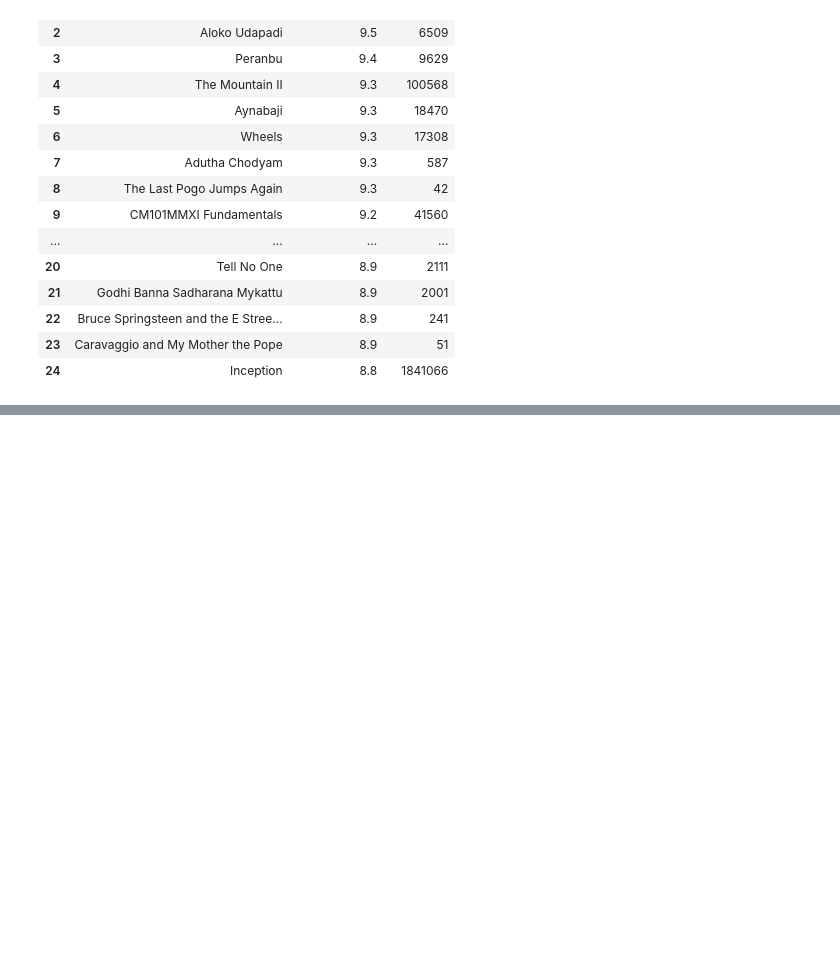
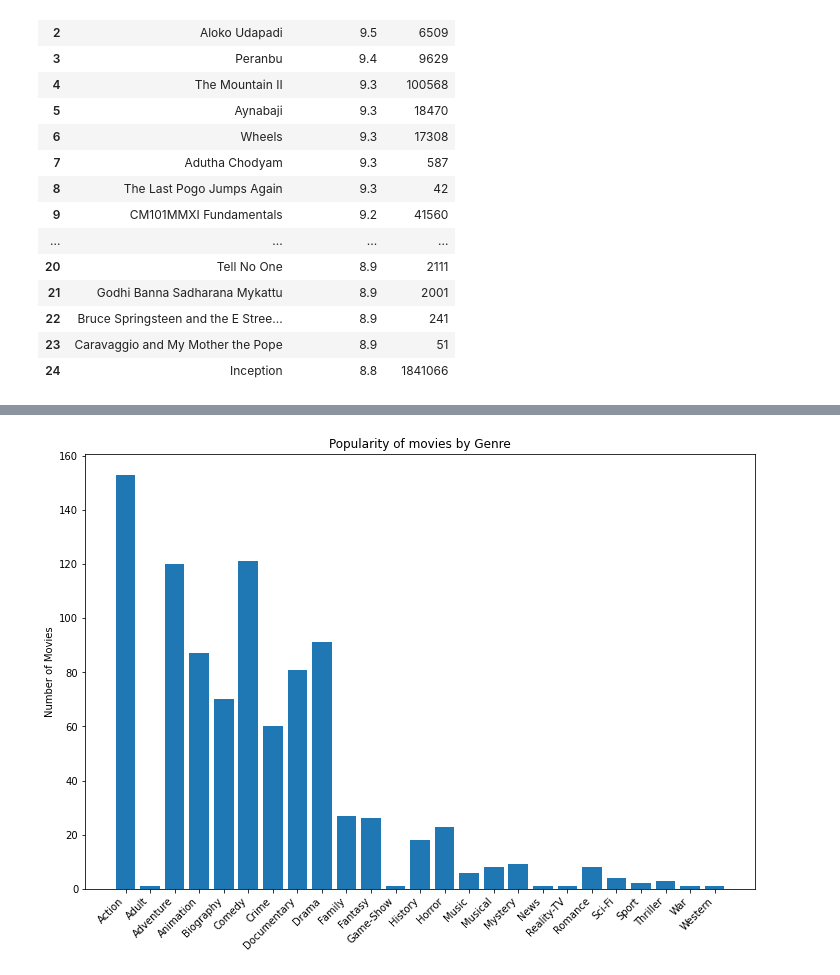
Before and after one commit to pyamin1878/Movie-Project, a Jupyter notebook: Notebooks/student_working_notebook_pat.ipynb, the cells around one changed output, grey strips where cells are left out. Cells and saved outputs as stored; diff of their text form; code cells hidden in the pictures; blank space fills up the shorter version.

```diff
--- a/Notebooks/student_working_notebook_pat.ipynb
+++ b/Notebooks/student_working_notebook_pat.ipynb
@@ -214,0 +218,17 @@ df
+# %%
+df = pd.read_sql("""SELECT * FROM cleaned_movies""", conn)
+
+# Count genres
+genre_counts = df.groupby('genres')['primary_title'].count()
+
+# bar chart
+fig, ax = plt.subplots(figsize=(12, 8))
+ax.bar(genre_counts.index, genre_counts.values)
+ax.set_ylabel('Number of Movies')
+ax.set_title('Popularity of movies by Genre')
+ax.set_xticklabels(genre_counts.index, rotation=45, ha='right')
+
+# show plot
+plt.show()
+# %% [output]
+[figure, added]
```
Also changed, not shown: parts of 13 cells of this notebook.
